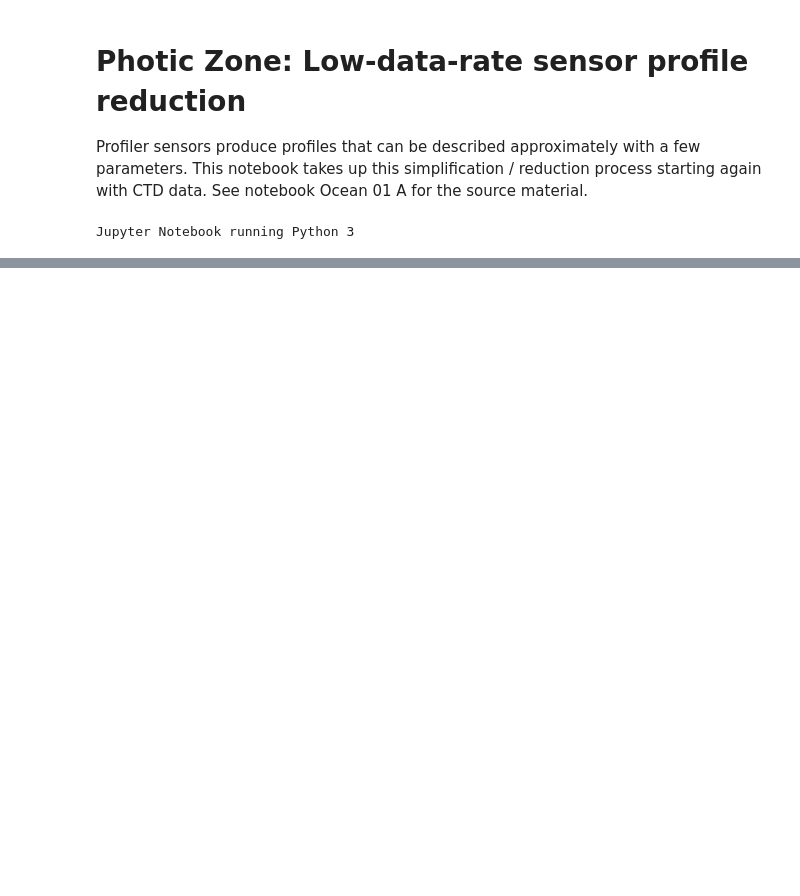
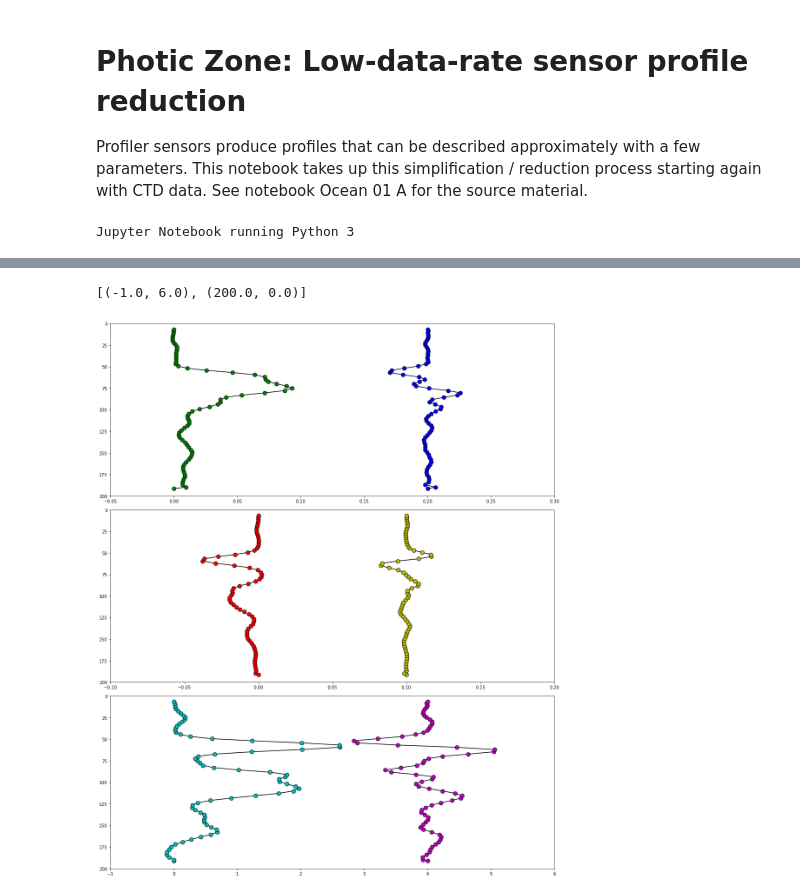
Before and after one commit to lsetiawan/ocean, a Jupyter notebook: Ocean 01 D Photic Zone Reduction.ipynb, the cells around one changed output, grey strips where cells are left out. Saved outputs shown, nothing was run; the diff lists cells and outputs as text; code cells hidden in the pictures; blank space fills up the shorter version.

```diff
--- a/Ocean 01 D Photic Zone Reduction.ipynb
+++ b/Ocean 01 D Photic Zone Reduction.ipynb
@@ -134,0 +208,24 @@ axs.set(xlim = (-.1, .2),                                                   \
+# %%
+dydx1_t = dydx(smooth_t, sensor_d)
+dydx2_t = dydx(dydx1_t, sensor_d)
+dydx1_s = dydx(smooth_s, sensor_d)
+dydx2_s = dydx(dydx1_s, sensor_d)
+dydx1_o = dydx(smooth_o, sensor_d)
+dydx2_o = dydx(dydx1_o, sensor_d)
+
+fig, axs = plt.subplots(3,1,figsize=(15,18), tight_layout=True)
+
+axs[0].plot(dydx1_t, sensor_d, marker='o', markersize = 9., color='k', markerfacecolor='g')
+axs[0].plot(dydx2_t*np.ones(71)*4+0.2, sensor_d, marker='o', markersize = 9., color='k', markerfacecolor='b')
+axs[0].set(xlim = (-.05, .3), ylim = (200., 0.))
+
+axs[1].plot(dydx1_s, sensor_d, marker='o', markersize = 9., color='k', markerfacecolor='r')
+axs[1].plot(dydx2_s*np.ones(71)*4+0.1, sensor_d, marker='o', markersize = 9., color='k', markerfacecolor='y')
+axs[1].set(xlim = (-.1, .2), ylim = (200., 0.))
+
+axs[2].plot(dydx1_o, sensor_d, marker='o', markersize = 9., color='k', markerfacecolor='c')
+axs[2].plot(dydx2_o*np.ones(71)*4+4., sensor_d, marker='o', markersize = 9., color='k', markerfacecolor='m')
+axs[2].set(xlim = (-1, 6.), ylim = (200., 0.))
+# %% [output]
+[(-1.0, 6.0), (200.0, 0.0)]
+[figure, added]
```
Also changed, not shown: parts of 11 cells of this notebook, 3 other files.
